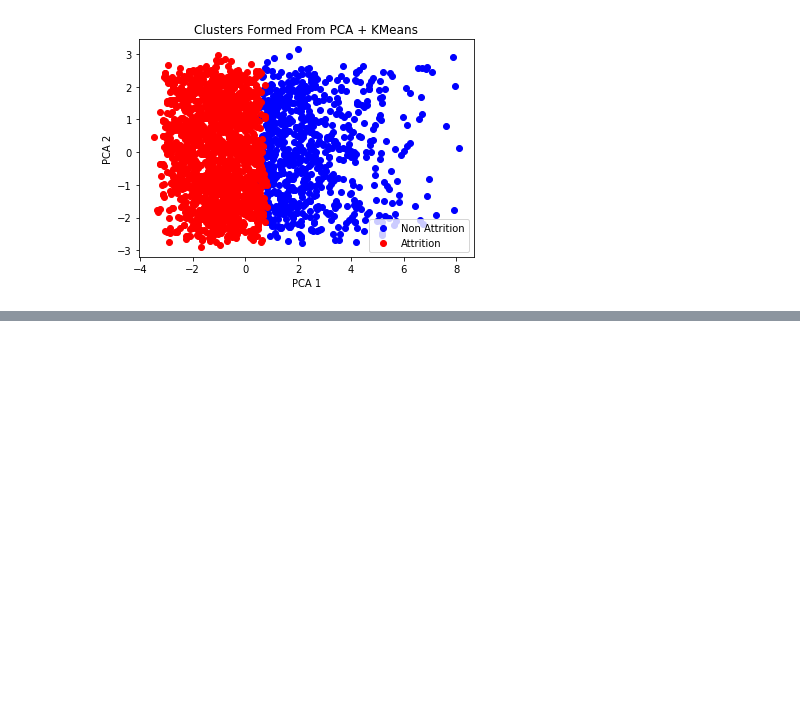
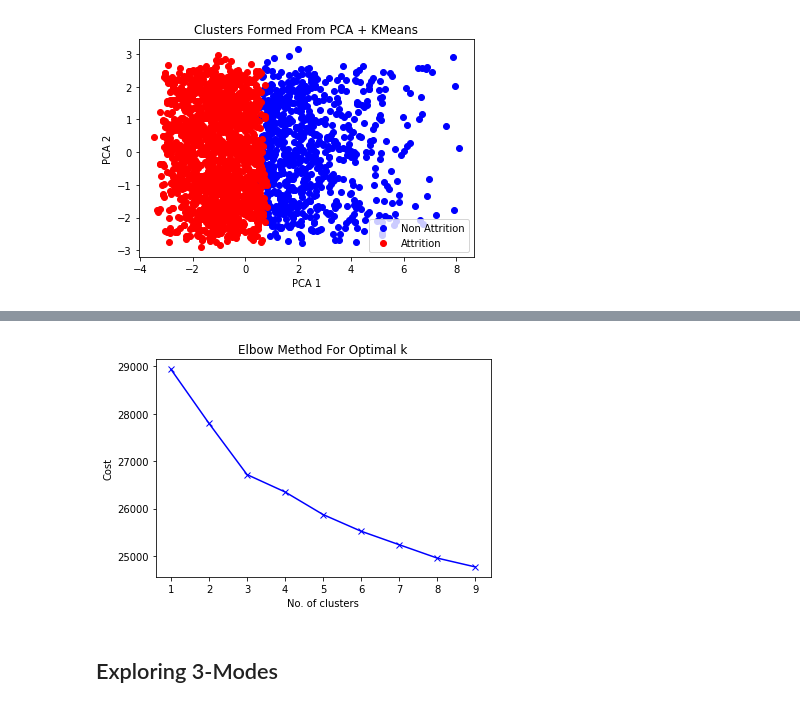
Before and after one commit to afnanrahman/EAFP, a Jupyter notebook: Kevin_Omer_Clustering.ipynb, the cells around one changed output, grey strips where cells are left out. Drawn from its saved outputs; the diff is of its cells as text; code cells hidden in the pictures; blank space fills up the shorter version.

```diff
--- a/Kevin_Omer_Clustering.ipynb
+++ b/Kevin_Omer_Clustering.ipynb
@@ -276,0 +424,17 @@ agglomerative clustering: 0.5205695764024323
+# %%
+distance = []
+values = range(1,10)
+for k in values:
+    kmodes = KModes(n_clusters=k)
+    kmodes.fit(trimmed_data_df)
+    distance.append(kmodes.cost_)
+
+plt.plot(values, distance, 'bx-')
+plt.xlabel('No. of clusters')
+plt.ylabel('Cost')
+plt.title('Elbow Method For Optimal k')
+plt.show()
+# %% [output]
+[figure, added]
+# %% [markdown]
+## Exploring 3-Modes
```
Also changed, not shown: parts of 40 cells of this notebook.
